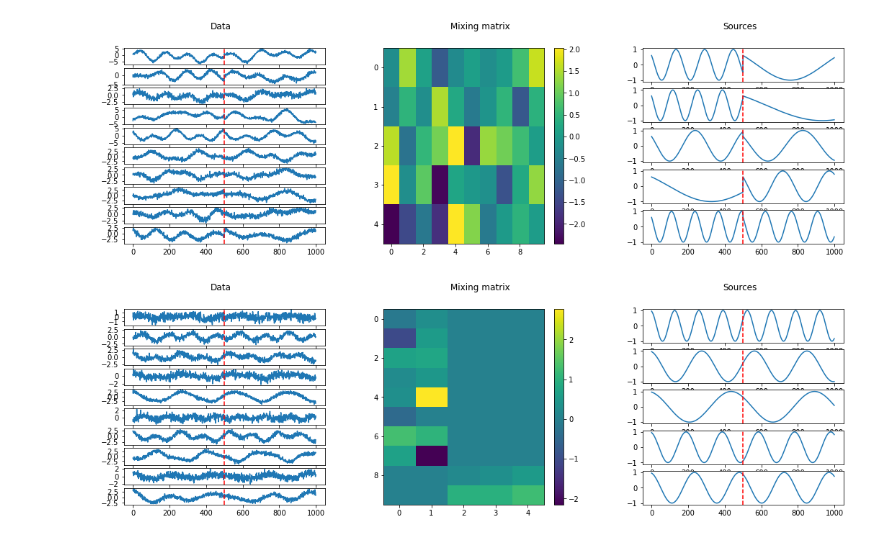
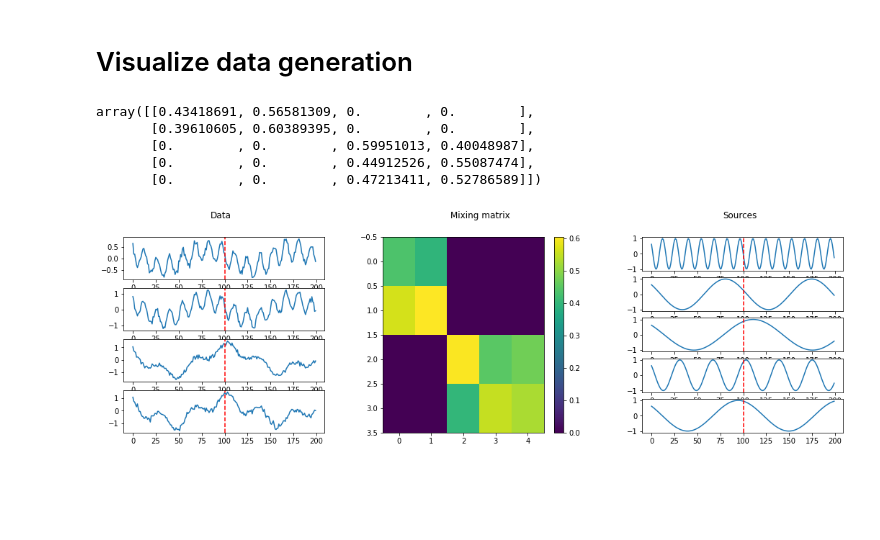
Before and after one commit to theabrusch/Multiview_TS_SSL, a Jupyter notebook: synthetic_data.ipynb, the cells around one changed output. Cells and saved outputs as stored; diff of their text form; code cells hidden in the pictures; blank space fills up the shorter version.

Commit message:
add notebook for simulated data prototyping

```diff
--- a/synthetic_data.ipynb
+++ b/synthetic_data.ipynb
@@ -97,17 +6,28 @@ data, sources, emission_matrices = datagenerator.generate(1000, return_sources =
-# %%
-n_var = 8
-n_sources = 5
-datagenerator = cpc_data_simulator([2,3], [n_var, 2], 20, 0.5, 1000, 1)
-
-cpc_data, cpc_sources, cpc_emission_matrices = datagenerator.generate(1000, return_sources = True, shuffle_variables=False)
+# %% [markdown]
+# Visualize data generation
+# %%
+simulator_type = 'simulated_cpc'
+sigma = 0.1
+fs = 100
+length = 1
+if simulator_type == 'simulated_cpc':
+    groups_of_dep_var = 2*[2]
+    n_sources = [2,3]
+
+elif simulator_type == 'simulated_multiview':
+    n_sources = [5]
+    groups_of_dep_var = [4]
+
+simulator = pretraining_data_simulator(n_sources = n_sources, groups_of_dep_var=groups_of_dep_var, sigma = sigma, fs=fs, length=2*length, simulator_type=simulator_type, normalize_emission= True, seed = 0)
+data, sources, em_matrix, freqs = simulator.generate(1000, return_sources=True, shuffle_variables=False)
 # %%
 n_points_to_plot = 1
 data_to_plot = np.random.choice(data.shape[0], n_points_to_plot, replace = False)
 # %%
-def plot_data(data, sources, emission_matrices, data_to_plot):
+def plot_data(data, sources, emission_matrices, data_to_plot, source_state = None, plotline = True):
     data_sources, vars, titles = [data, emission_matrices, sources], [data.shape[2], 1, sources.shape[2]], ['Data', 'Mixing matrix', 'Sources']
 
-    fig = plt.figure(figsize=(15, n_points_to_plot*5))
+    fig = plt.figure(figsize=(15, len(data_to_plot)*5))
     subfigs = fig.subfigures(len(data_to_plot), 1, squeeze=False)
 
     for k in range(len(data_to_plot)):
@@ -116,18 +36,32 @@ def plot_data(data, sources, emission_matrices, data_to_plot):
             ax = subfig_ax[i].subplots(vars[i], 1, squeeze=False)
             subfig_ax[i].suptitle('{}'.format(titles[i]))
             if i == 1:
-                pos = ax[0][0].imshow(data_sources[i], aspect = 'auto')
+                if len(data_sources[i].shape) > 2:
+                    pos = ax[0][0].imshow(data_sources[i][data_to_plot[k], :, :].T, aspect = 'auto')
+                else:
+                    pos = ax[0][0].imshow(data_sources[i].T, aspect = 'auto')
                 fig.colorbar(pos, ax=ax[0][0])
                 continue
             for j in range(vars[i]):
-                ax[j][0].plot(data_sources[i][data_to_plot[k], :, j])
+                if source_state is not None:
+                    if j == source_state and i == 2:
+                        ax[j][0].plot(data_sources[i][data_to_plot[k], :, j], color='r')
+                else:
+                    ax[j][0].plot(data_sources[i][data_to_plot[k], :, j])
                 # put vertical line at the middel of the time axis
-                ax[j][0].axvline(x=data_sources[i].shape[1]/2, color='r', linestyle='--')
+                if plotline:
+                    ax[j][0].axvline(x=data_sources[i].shape[1]/2, color='r', linestyle='--')
     plt.tight_layout()
     plt.show()
+# %%
+em_matrix
+# %% [output]
+array([[0.43418691, 0.56581309, 0.        , 0.        ],
+       [0.39610605, 0.60389395, 0.        , 0.        ],
+       [0.        , 0.        , 0.59951013, 0.40048987],
+       [0.        , 0.        , 0.44912526, 0.55087474],
+       [0.        , 0.        , 0.47213411, 0.52786589]])
 # %%
-plot_data(data, sources, emission_matrices, data_to_plot)
-plot_data(cpc_data, cpc_sources, cpc_emission_matrices, data_to_plot)
+plot_data(data, sources, em_matrix, data_to_plot)
 # %% [output]
-[figure, old version]
+[figure, new version]
-[figure, removed]
```
Also changed, not shown: parts of 19 cells of this notebook.
